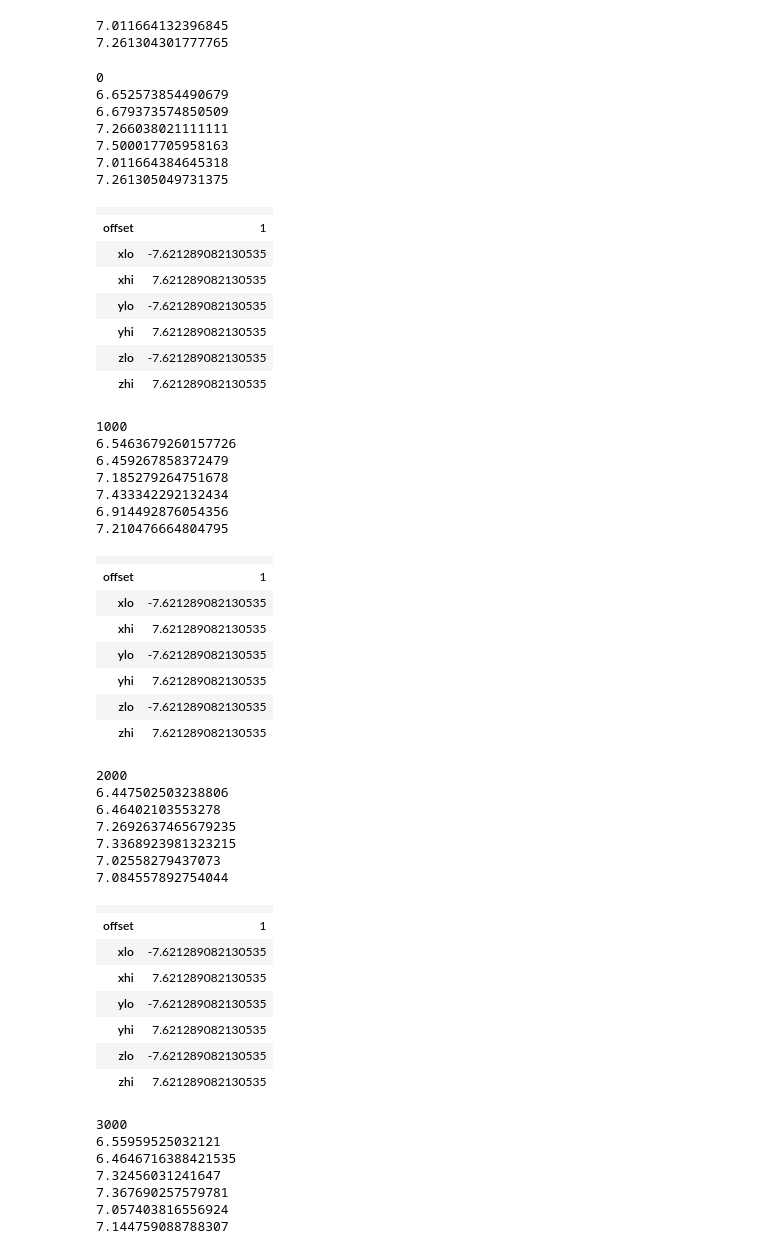
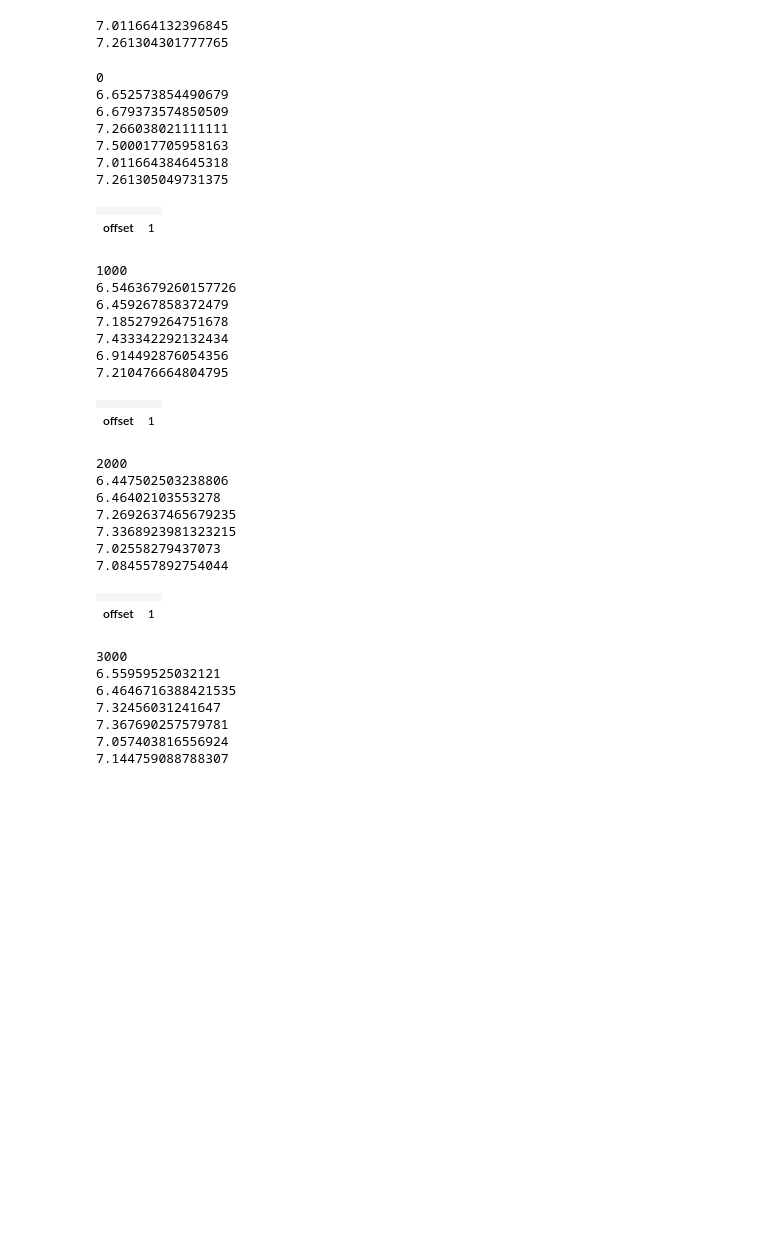
Before and after one commit to yu9824/lammps-utils, a Jupyter notebook: examples/compute_properties.ipynb, the cells around one changed output. Drawn from its saved outputs; the diff is of its cells as text; code cells hidden in the pictures; blank space fills up the shorter version.

```diff
--- a/examples/compute_properties.ipynb
+++ b/examples/compute_properties.ipynb
@@ -65,42 +62,36 @@ for submol in Chem.GetMolFrags(mol, asMols=True):
 for i_frame, df_atoms_dump, cell_bounds in load_dump(
     "eq3.dump", return_cell_bounds=True, n_jobs=8
 ):
-    df_atoms_whole = unwrap_molecule_df_under_pbc(
+    df_atoms_whole = unwrap_df_positions_under_pbc(
         df_atoms_dump, df_bonds, cell_bounds
     )
     conf = mol.GetConformer()
     conf.SetPositions(
         df_atoms_whole.loc[:, ["x", "y", "z"]].sort_index().values
     )
     print(i_frame)
     for submol in find_main_chains(mol):
         print(compute_rg(submol))
 
     for submol in Chem.GetMolFrags(mol, asMols=True):
         print(compute_rg(submol))
 
     for submol in Chem.GetMolFrags(mol, asMols=True):
         print(compute_rg(submol, removeHs=True))
     display(mol)
 
     if i_frame > 4500:
         break
 # %% [output]
 0
 6.652573854490679
 6.679373574850509
 7.266038021111111
 7.500017705958163
 7.011664384645318
 7.261305049731375
 |  |  |
 | offset | 1 |
-| xlo | -7.621289082130535 |
-| xhi | 7.621289082130535 |
-| ylo | -7.621289082130535 |
-| yhi | 7.621289082130535 |
-| zlo | -7.621289082130535 |
-| zhi | 7.621289082130535 |
 1000
 6.5463679260157726
 6.459267858372479
@@ -110,12 +101,6 @@ for i_frame, df_atoms_dump, cell_bounds in load_dump(
 7.210476664804795
 |  |  |
 | offset | 1 |
-| xlo | -7.621289082130535 |
-| xhi | 7.621289082130535 |
-| ylo | -7.621289082130535 |
-| yhi | 7.621289082130535 |
-| zlo | -7.621289082130535 |
-| zhi | 7.621289082130535 |
 2000
 6.447502503238806
 6.46402103553278
@@ -125,12 +110,6 @@ for i_frame, df_atoms_dump, cell_bounds in load_dump(
 7.084557892754044
 |  |  |
 | offset | 1 |
-| xlo | -7.621289082130535 |
-| xhi | 7.621289082130535 |
-| ylo | -7.621289082130535 |
-| yhi | 7.621289082130535 |
-| zlo | -7.621289082130535 |
-| zhi | 7.621289082130535 |
 3000
 6.55959525032121
 6.4646716388421535
```
Also changed, not shown: parts of 3 cells of this notebook, 1 other file.
